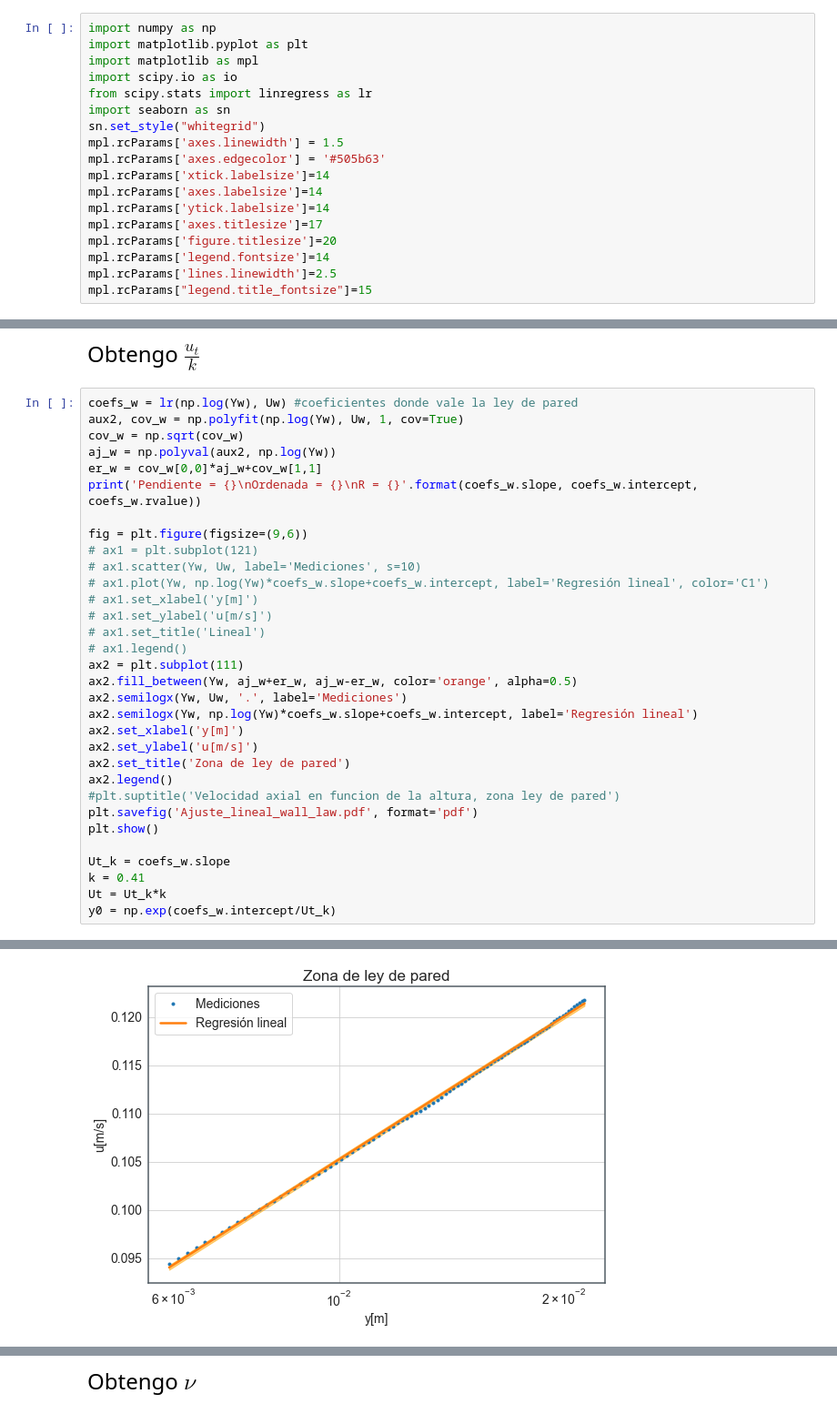
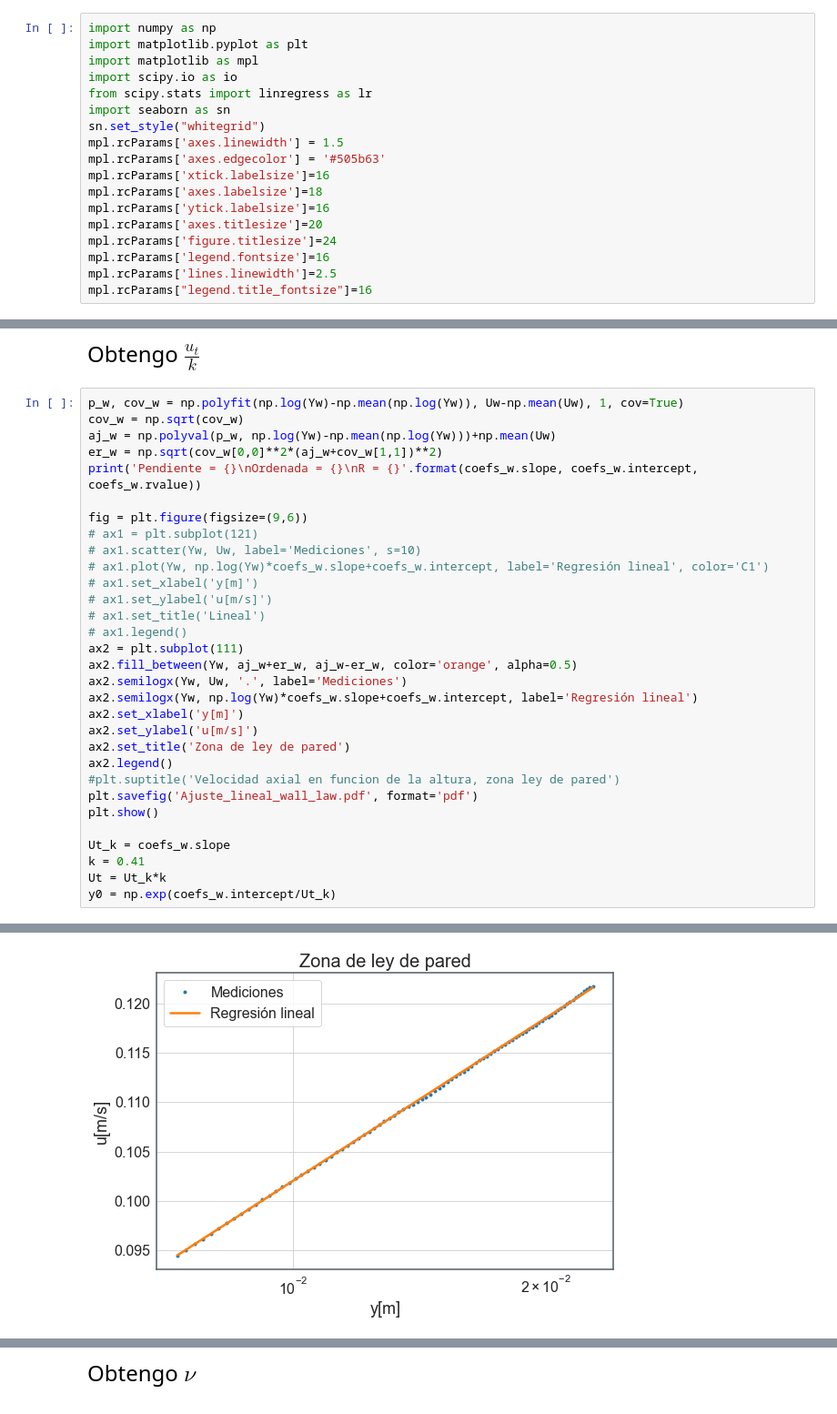
Before and after one commit to francescocamussoni/Lab-IB, a Jupyter notebook: fluid_mechanics.ipynb, the cells around one changed output, grey strips where cells are left out. Shown at 91% size. Drawn from its saved outputs; the diff is of its cells as text.

```diff
--- a/fluid_mechanics.ipynb
+++ b/fluid_mechanics.ipynb
@@ -12,14 +12,14 @@ import seaborn as sn
 sn.set_style("whitegrid")
 mpl.rcParams['axes.linewidth'] = 1.5
 mpl.rcParams['axes.edgecolor'] = '#505b63'
-mpl.rcParams['xtick.labelsize']=14
-mpl.rcParams['axes.labelsize']=14
-mpl.rcParams['ytick.labelsize']=14
-mpl.rcParams['axes.titlesize']=17
-mpl.rcParams['figure.titlesize']=20
-mpl.rcParams['legend.fontsize']=14
+mpl.rcParams['xtick.labelsize']=16
+mpl.rcParams['axes.labelsize']=18
+mpl.rcParams['ytick.labelsize']=16
+mpl.rcParams['axes.titlesize']=20
+mpl.rcParams['figure.titlesize']=24
+mpl.rcParams['legend.fontsize']=16
 mpl.rcParams['lines.linewidth']=2.5
-mpl.rcParams["legend.title_fontsize"]=15
+mpl.rcParams["legend.title_fontsize"]=16
 # %% [markdown]
 # Cargo datos
 # %%
@@ -179,11 +180,10 @@ plt.show()
 # %% [markdown]
 <font size="5">Obtengo $\frac{u_t}{k}$</font>
 # %%
-coefs_w = lr(np.log(Yw), Uw) #coeficientes donde vale la ley de pared
-aux2, cov_w = np.polyfit(np.log(Yw), Uw, 1, cov=True)
+p_w, cov_w = np.polyfit(np.log(Yw)-np.mean(np.log(Yw)), Uw-np.mean(Uw), 1, cov=True)
 cov_w = np.sqrt(cov_w)
-aj_w = np.polyval(aux2, np.log(Yw))
-er_w = cov_w[0,0]*aj_w+cov_w[1,1]
+aj_w = np.polyval(p_w, np.log(Yw)-np.mean(np.log(Yw)))+np.mean(Uw)
+er_w = np.sqrt(cov_w[0,0]**2*(aj_w+cov_w[1,1])**2)
 print('Pendiente = {}\nOrdenada = {}\nR = {}'.format(coefs_w.slope, coefs_w.intercept, coefs_w.rvalue))
 
 fig = plt.figure(figsize=(9,6))
@@ -217,4 +217,4 @@ R = 0.9997145281889379
-[figure, old version]
+[figure, new version]
 # %%
 Ut
 # %% [output]
```
Also changed, not shown: parts of 10 cells of this notebook, 1 other file.
